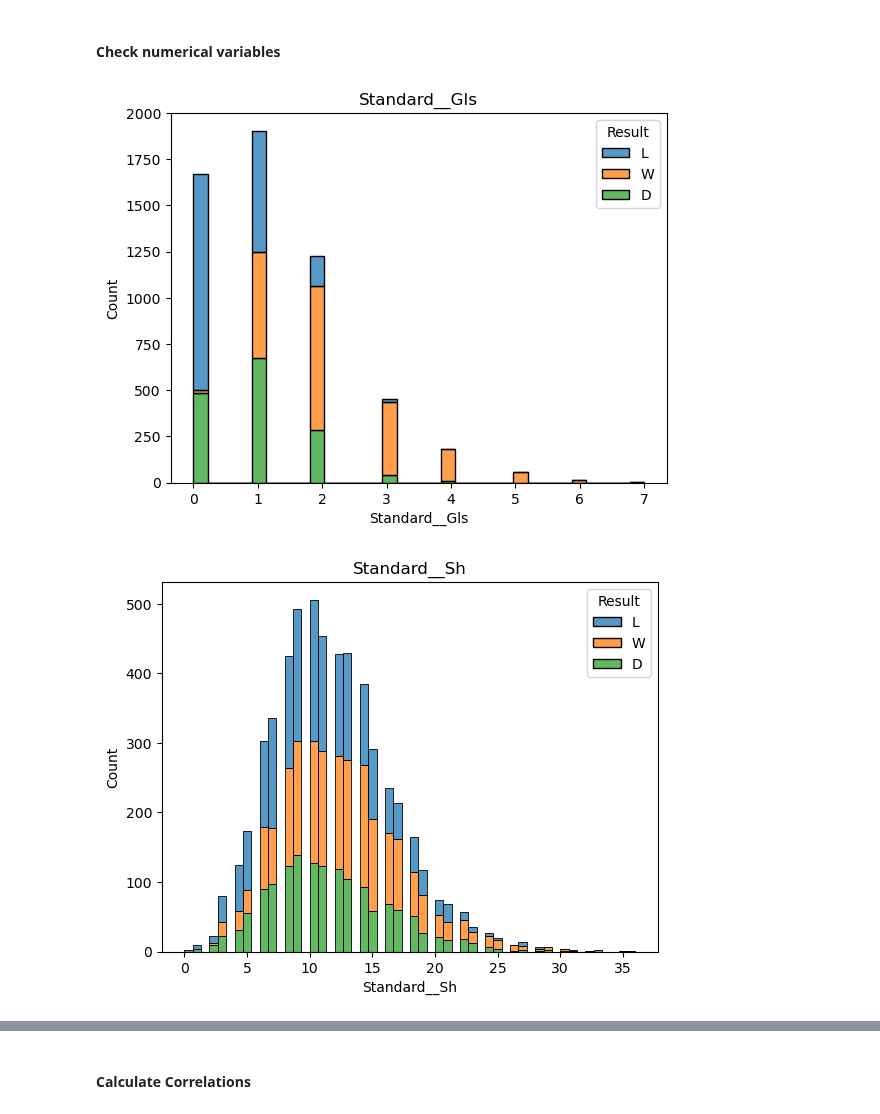
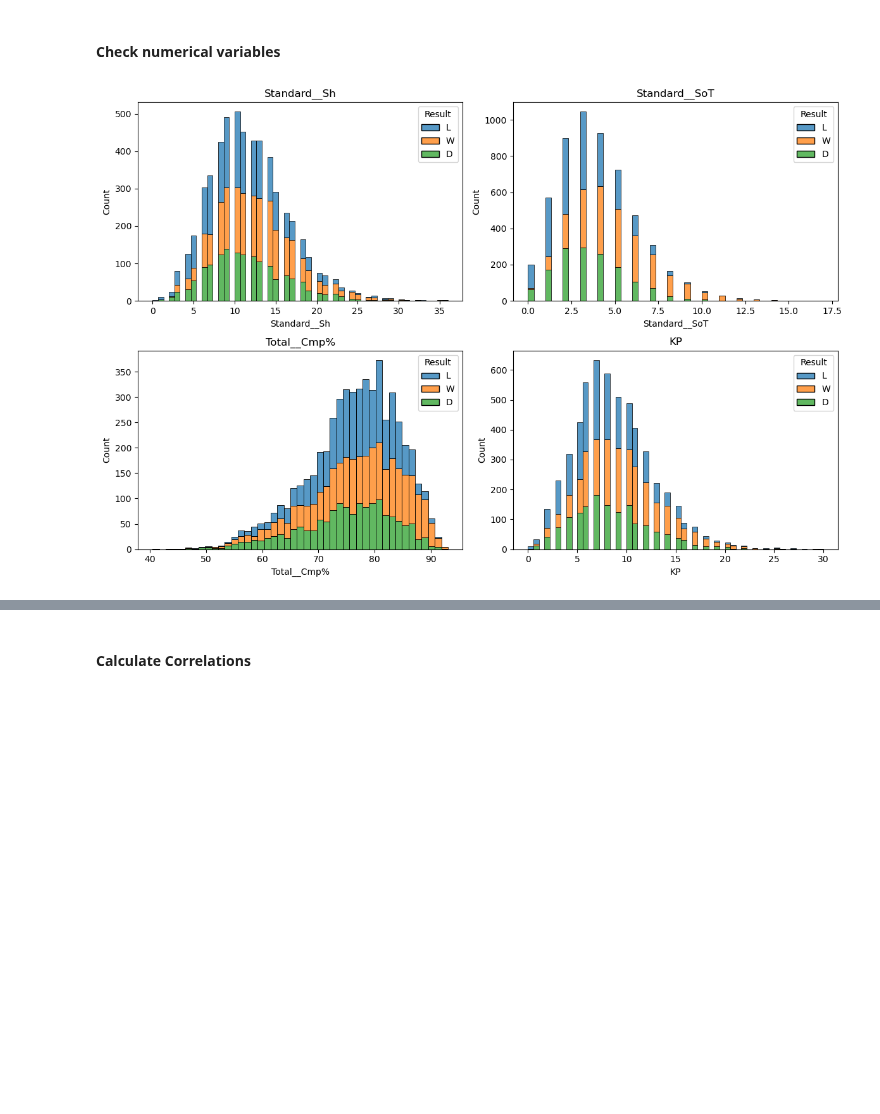
Before and after one commit to DSAI-Creator/Football-Match-Prediction, a Jupyter notebook: src/eda/eda.ipynb, the cells around one changed output, grey strips where cells are left out. Cells and saved outputs as stored; diff of their text form; code cells hidden in the pictures; blank space fills up the shorter version.

Commit message:
retrain with differnce data

```diff
--- a/src/eda/eda.ipynb
+++ b/src/eda/eda.ipynb
@@ -522,10 +522,15 @@ formation_win_percentage
 # %% [markdown]
 #### Check numerical variables
 # %%
-for cols in shooting_cols:
-    sns.histplot(data=df2, x=cols, hue='Result', multiple='stack')
-    plt.title(cols)
-    plt.show()
+import matplotlib.pyplot as plt
+
+fig, axes = plt.subplots(2, 2, figsize=(12, 8))
+
+for ax, cols in zip(axes.flatten(), ['Standard__Sh', 'Standard__SoT', 'Total__Cmp%', 'KP']):
+    sns.histplot(data=df2, x=cols, hue='Result', multiple='stack', ax=ax)
+    ax.set_title(cols)
+
+plt.tight_layout()
+plt.show()
 # %% [output]
-[figure, old version]
+[figure, new version]
-[figure, removed]
```
Also changed, not shown: parts of 4 cells of this notebook.
